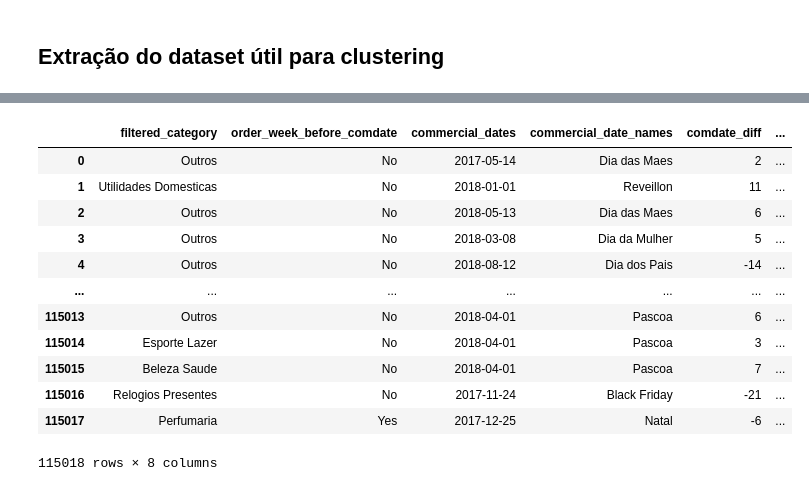
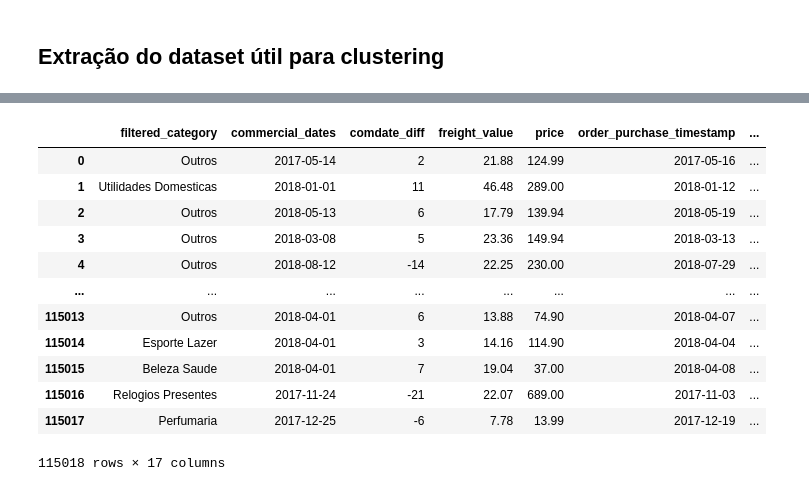
Before and after one commit to wnetohr/Olist-Brazilian-E-Commerce, a Jupyter notebook: notebooks/feature_engineering.ipynb, the cells around one changed output, grey strips where cells are left out. Saved outputs shown, nothing was run; the diff lists cells and outputs as text; code cells hidden in the pictures.

Commit message:
tratando datas e categoriazacao de alguns campos. Abordando clusters

```diff
--- a/notebooks/feature_engineering.ipynb
+++ b/notebooks/feature_engineering.ipynb
@@ -383,0 +406,5 @@ Index(['customer_id', 'customer_unique_id', 'customer_zip_code_prefix',
+# %%
+colunas_dataset_cluster += ['commercial_date_names']
+
+customer_products.loc[(-21 > customer_products['comdate_diff']) | (customer_products['comdate_diff'] > 21), 'commercial_date_names'] = 'Não aplica'
+customer_products['commercial_date_names'].unique()
@@ -383,0 +415,3 @@ Index(['customer_id', 'customer_unique_id', 'customer_zip_code_prefix',
+# %%
+customer_products.drop(columns=['order_week_before_comdate'], inplace=True)
+customer_products.head()
@@ -383,0 +426,10 @@ Index(['customer_id', 'customer_unique_id', 'customer_zip_code_prefix',
+# %%
+customer_products['commercial_dates'] = pd.to_datetime(customer_products['commercial_dates'])
+customer_products['days_since_year_start'] = (customer_products['commercial_dates'] - pd.to_datetime(customer_products['commercial_dates'].dt.year, format='%Y')).dt.days
+customer_products['days_since_month_start'] = (customer_products['commercial_dates'] - pd.to_datetime(customer_products['commercial_dates'].dt.strftime('%Y-%m-01'))).dt.days
+customer_products['year'] = customer_products['commercial_dates'].dt.year
+customer_products['month'] = customer_products['commercial_dates'].dt.month
+customer_products['day_of_month'] = customer_products['commercial_dates'].dt.day
+customer_products['day_of_week'] = customer_products['commercial_dates'].dt.dayofweek
+
+colunas_dataset_cluster += ['days_since_year_start', 'days_since_month_start', 'year', 'month', 'day_of_month', 'day_of_week']
@@ -384,2 +438,18 @@ Index(['customer_id', 'customer_unique_id', 'customer_zip_code_prefix',
+# %%
+label_encoders = {}
+
+le_commercial_date_names = LabelEncoder()
+customer_products['commercial_date_coded'] = le_commercial_date_names.fit_transform(customer_products['commercial_date_names'])
+label_encoders['commercial_date_coded'] = le_commercial_date_names
+
+le_time_window_order = LabelEncoder()
+customer_products['time_window_order_coded'] = le_time_window_order.fit_transform(customer_products['time_window_order_names'])
+label_encoders['time_window_order_coded'] = le_time_window_order
+
+le_coded_filtered_category = LabelEncoder()
+customer_products['filtered_category_coded'] = le_coded_filtered_category.fit_transform(customer_products['filtered_category'])
+label_encoders['filtered_category_coded'] = le_coded_filtered_category
+
+colunas_dataset_cluster += ['filtered_category_coded', 'commercial_date_coded', 'time_window_order_coded']
 # %% [markdown]
 ## Extração do dataset útil para clustering
@@ -386,18 +472,18 @@ Index(['customer_id', 'customer_unique_id', 'customer_zip_code_prefix',
 # %%
-category_seasonal_data = customer_products[['filtered_category', 'order_week_before_comdate','commercial_dates', 'commercial_date_names',  'comdate_diff', 'freight_value', 'price', 'order_purchase_timestamp']].copy()
+category_seasonal_data = customer_products[colunas_dataset_cluster].copy()
 category_seasonal_data['filtered_category'] = category_seasonal_data['filtered_category'].str.replace('_', ' ').str.title()
 category_seasonal_data
 # %% [output]
-|  | filtered_category | order_week_before_comdate | commercial_dates | commercial_date_names | comdate_diff | ... |
-| 0 | Outros | No | 2017-05-14 | Dia das Maes | 2 | ... |
-| 1 | Utilidades Domesticas | No | 2018-01-01 | Reveillon | 11 | ... |
-| 2 | Outros | No | 2018-05-13 | Dia das Maes | 6 | ... |
-| 3 | Outros | No | 2018-03-08 | Dia da Mulher | 5 | ... |
-| 4 | Outros | No | 2018-08-12 | Dia dos Pais | -14 | ... |
-| ... | ... | ... | ... | ... | ... | ... |
-| 115013 | Outros | No | 2018-04-01 | Pascoa | 6 | ... |
-| 115014 | Esporte Lazer | No | 2018-04-01 | Pascoa | 3 | ... |
-| 115015 | Beleza Saude | No | 2018-04-01 | Pascoa | 7 | ... |
-| 115016 | Relogios Presentes | No | 2017-11-24 | Black Friday | -21 | ... |
-| 115017 | Perfumaria | Yes | 2017-12-25 | Natal | -6 | ... |
+|  | filtered_category | commercial_dates | comdate_diff | freight_value | price | order_purchase_timestamp | ... |
+| 0 | Outros | 2017-05-14 | 2 | 21.88 | 124.99 | 2017-05-16 | ... |
+| 1 | Utilidades Domesticas | 2018-01-01 | 11 | 46.48 | 289.00 | 2018-01-12 | ... |
+| 2 | Outros | 2018-05-13 | 6 | 17.79 | 139.94 | 2018-05-19 | ... |
+| 3 | Outros | 2018-03-08 | 5 | 23.36 | 149.94 | 2018-03-13 | ... |
+| 4 | Outros | 2018-08-12 | -14 | 22.25 | 230.00 | 2018-07-29 | ... |
+| ... | ... | ... | ... | ... | ... | ... | ... |
+| 115013 | Outros | 2018-04-01 | 6 | 13.88 | 74.90 | 2018-04-07 | ... |
+| 115014 | Esporte Lazer | 2018-04-01 | 3 | 14.16 | 114.90 | 2018-04-04 | ... |
+| 115015 | Beleza Saude | 2018-04-01 | 7 | 19.04 | 37.00 | 2018-04-08 | ... |
+| 115016 | Relogios Presentes | 2017-11-24 | -21 | 22.07 | 689.00 | 2017-11-03 | ... |
+| 115017 | Perfumaria | 2017-12-25 | -6 | 7.78 | 13.99 | 2017-12-19 | ... |
-115018 rows × 8 columns
+115018 rows × 17 columns
```
Also changed, not shown: parts of 11 cells of this notebook, 2 other files.
